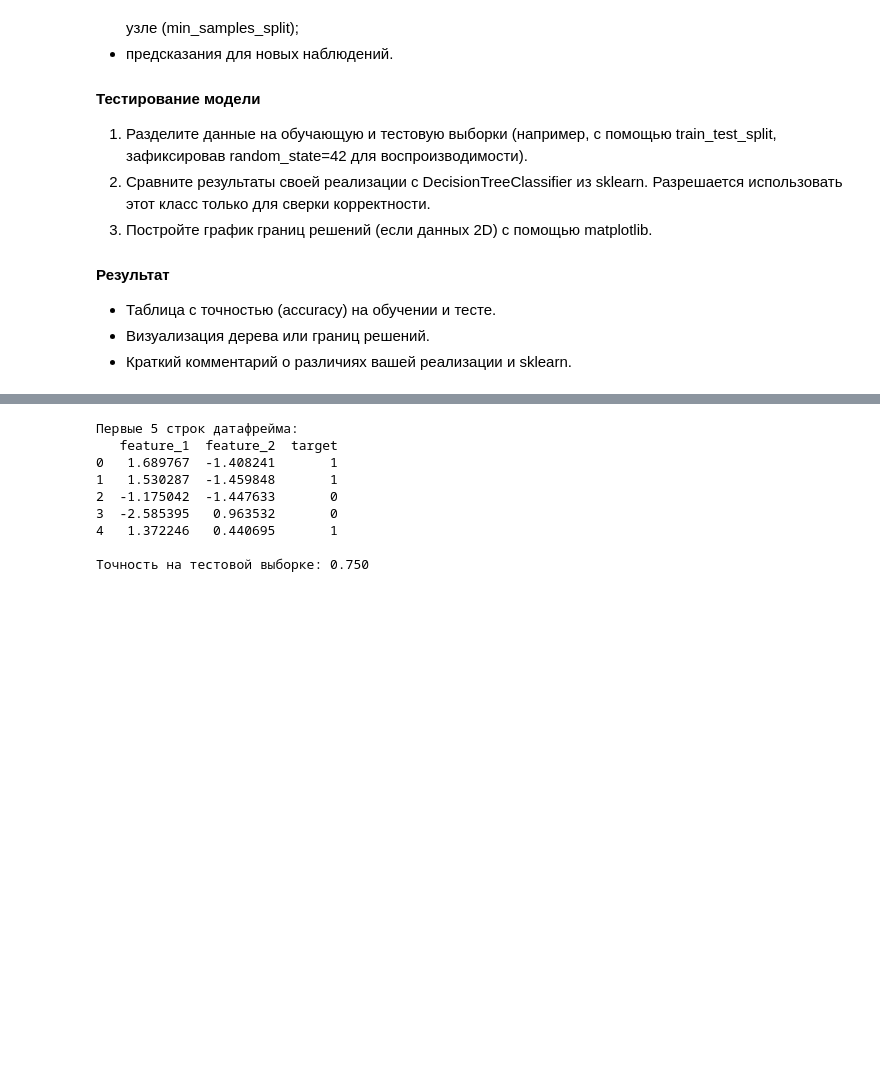
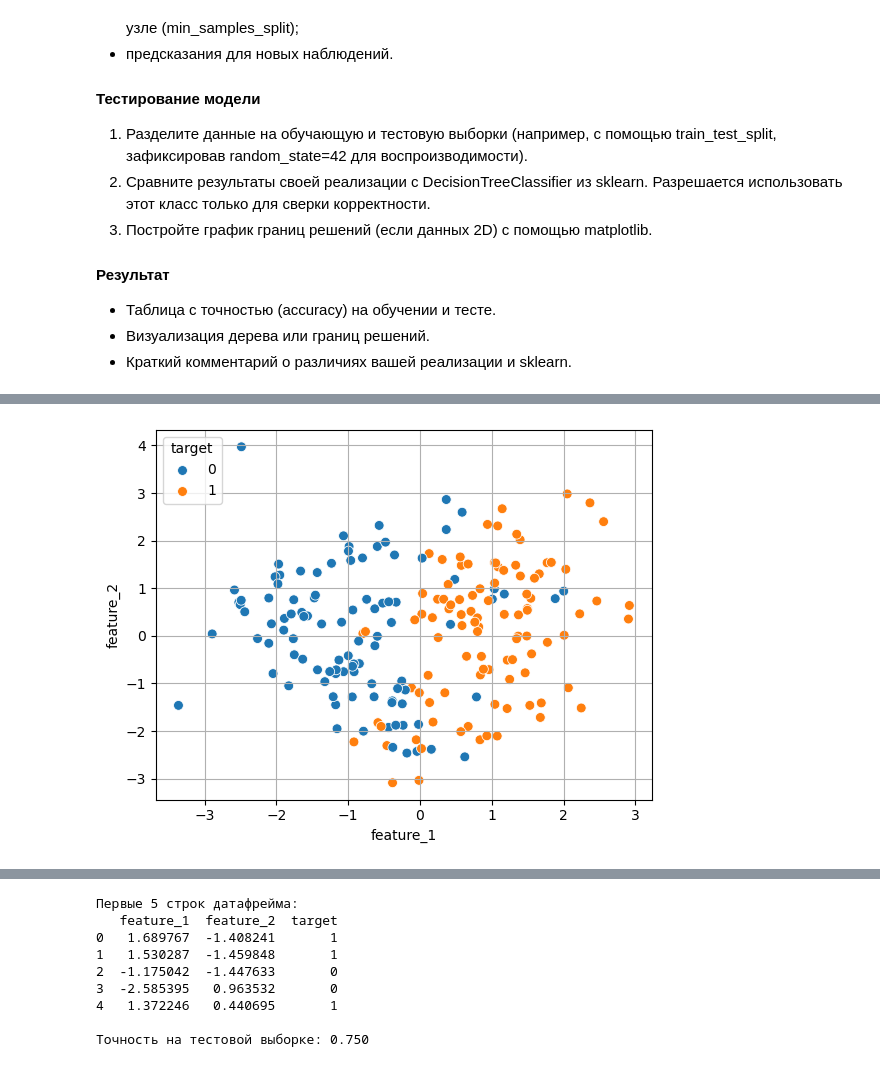
Before and after one commit to iTonyJah/DataScience, a Jupyter notebook: Edu/a-math/a-math_final_project.ipynb, the cells around one changed output, grey strips where cells are left out. Cells and saved outputs as stored; diff of their text form; code cells hidden in the pictures; blank space fills up the shorter version.

```diff
--- a/Edu/a-math/a-math_final_project.ipynb
+++ b/Edu/a-math/a-math_final_project.ipynb
@@ -288,0 +74,78 @@ print(f"Точность (Accuracy) на тестовой выборке: {accur
+# %%
+# Генерация данных
+X, y = make_classification(
+    n_samples=200,
+    n_features=2,
+    n_informative=2,
+    n_redundant=0,
+    random_state=42,
+    # n_classes=2 # Явно указываем 2 класса для бинарной классификации
+)
+
+# Преобразование в pandas.DataFrame
+# Объединяем признаки X и целевую переменную y в один DataFrame
+df = pd.DataFrame(X, columns=['feature_1', 'feature_2'])
+# преобразуем "X" в DataFrame
+X = df.copy()
+df['target'] = y
+# преобразуем "y" в DataFrame
+y = df['target']
+display(df.head())
+
+display(df.target.value_counts())
+
+sns.scatterplot(data=df, x='feature_1', y='feature_2', hue='target', s=50) # s - размер точек, hue - категория цвета
+plt.legend(title='target') # Добавляем легенду
+plt.grid(True) # Необязательно: добавляем сетку
+plt.show()
+
+def find_candidates_for_thresholds(x, y):
+    x = x.sort_values().drop_duplicates()
+    x_roll_mean = x.rolling(2).mean().dropna()
+    y = y[x_roll_mean.index]
+    y_roll_mean = y.diff()
+    candidates = x_roll_mean[y_roll_mean != 0]
+    return candidates.values
+
+print("Количество кандидатов для разбиения у feature_1:",
+      find_candidates_for_thresholds(data['feature_1'], data['target']).shape[0])
+print("Количество кандидатов для разбиения у feature_2:",
+      find_candidates_for_thresholds(data['feature_2'], data['target']).shape[0])
+
+def squared_error(y):
+    y_pred = y.mean()
+    return ((y - y_pred) ** 2).mean()
+
+def entropy(y):
+    p = y.value_counts(normalize=True)
+    entropy = -np.sum(p * np.log2(p))
+    return entropy
+
+def split(X, y, split_params):
+    j, t = split_params
+    predicat = X.iloc[:, j] <= t
+    X_left, y_left = X[predicat], y[predicat]
+    # В pandas для булевой индексации необходимо использовать побитовые операторы ~ (NOT), & (AND), | (OR).
+    X_right, y_right = X[~predicat], y[~predicat]
+    return X_left, y_left, X_right, y_right
+
+def calculate_weighted_impurity(X, y, split_params, criterion):
+    X_left, y_left, X_right, y_right = split(X, y, split_params)
+    N, N_left, N_right  = y.size, y_left.size, y_right.size
+    score = N_left / N * criterion(y_left) + N_right / N * criterion(y_right)
+    return score
+
+def best_split(X, y, criterion):
+    M = X.shape[1]
+    min_weighted_impurity = np.inf
+    optimal_split_params = None
+    for j in range(M):
+        thresholds = find_candidates_for_thresholds(X.iloc[:, j], y)
+        for t in thresholds:
+            split_params = (j, t)
+            weighted_impurity = calculate_weighted_impurity(X, y, split_params, criterion)
+            if weighted_impurity < min_weighted_impurity:
+                min_weighted_impurity = weighted_impurity
+                optimal_split_params = split_params
+    return optimal_split_params
+# %% [output]
@@ -288,0 +162 @@ print(f"Точность (Accuracy) на тестовой выборке: {accur
+[figure, added]
```
Also changed, not shown: parts of 24 cells of this notebook, 2 other files.
